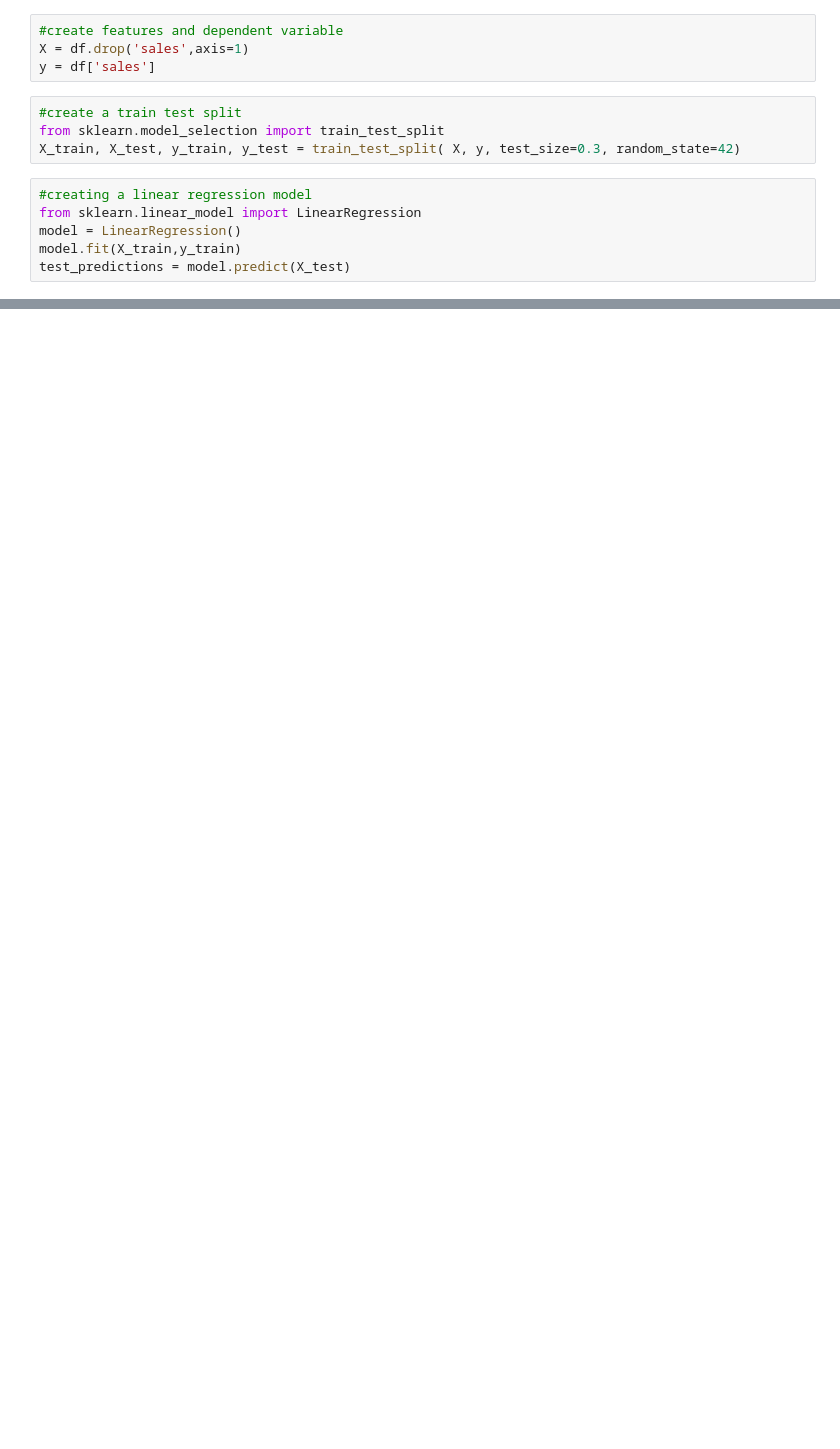
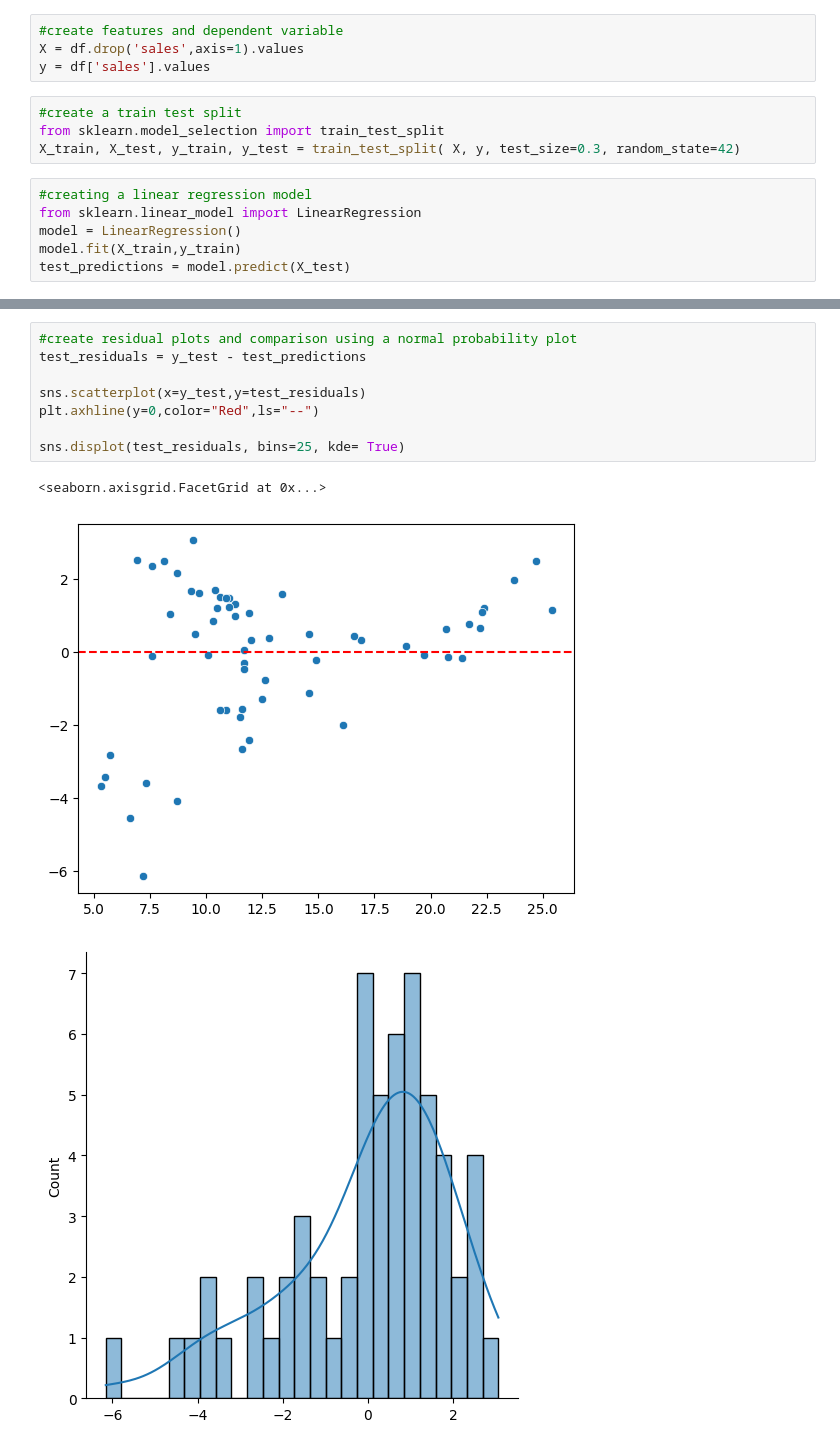
Before and after one commit to SaikatGhosh94/MachineLearningCourse, a Jupyter notebook: Hands_on_practice/simple_linear_regression/02_python_course_sklearn_intro_linear_regression.ipynb, the cells around one changed output, grey strips where cells are left out. Saved outputs shown, nothing was run; the diff lists cells and outputs as text; blank space fills up the shorter version.

```diff
--- a/Hands_on_practice/simple_linear_regression/02_python_course_sklearn_intro_linear_regression.ipynb
+++ b/Hands_on_practice/simple_linear_regression/02_python_course_sklearn_intro_linear_regression.ipynb
@@ -37,8 +37,8 @@ plt.tight_layout()
 [figure]
 # %%
 #create features and dependent variable
-X = df.drop('sales',axis=1)
-y = df['sales']
+X = df.drop('sales',axis=1).values
+y = df['sales'].values
 # %%
 #create a train test split
 from sklearn.model_selection import train_test_split
@@ -68,0 +69,12 @@ print(rmse)
+# %%
+#create residual plots and comparison using a normal probability plot
+test_residuals = y_test - test_predictions
+
+sns.scatterplot(x=y_test,y=test_residuals)
+plt.axhline(y=0,color="Red",ls="--")
+
+sns.displot(test_residuals, bins=25, kde= True)
+# %% [output]
+<seaborn.axisgrid.FacetGrid at 0x...>
+[figure, added]
+[figure, added]
```
Also changed, not shown: parts of 9 cells of this notebook.
